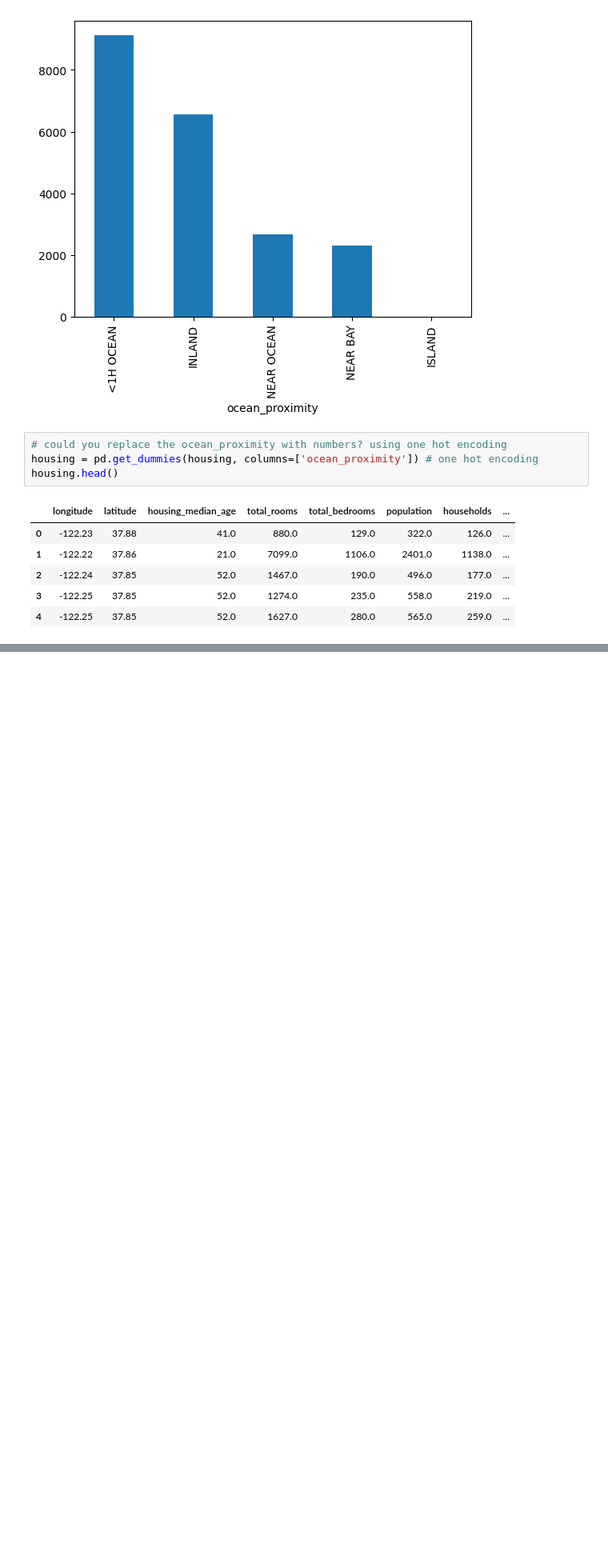
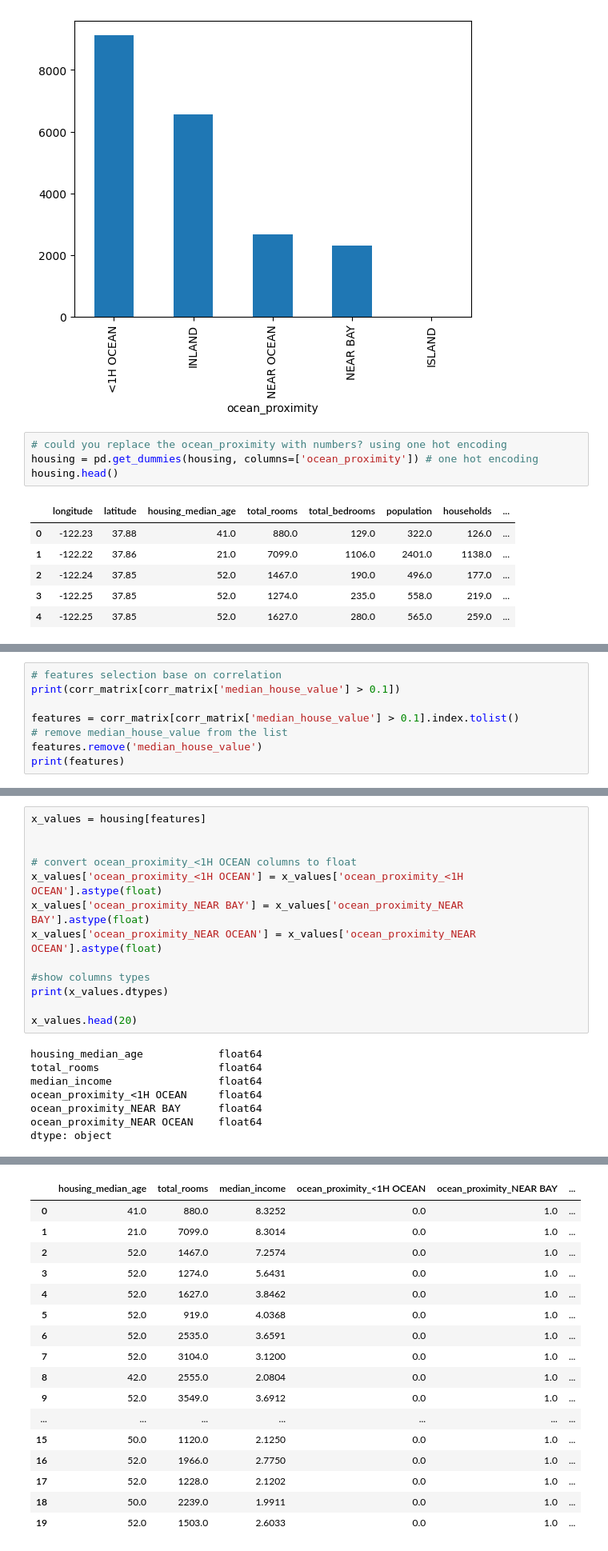
Before and after one commit to fulit103/maestria, a Jupyter notebook: multivariable-linear-regresion.ipynb, the cells around one changed output, grey strips where cells are left out. Shown: that part at 80% size. Cells and saved outputs as stored; diff of their text form; blank space fills up the shorter version.

```diff
--- a/multivariable-linear-regresion.ipynb
+++ b/multivariable-linear-regresion.ipynb
@@ -75,0 +94,8 @@ housing.head()
+# %%
+# features selection base on correlation
+print(corr_matrix[corr_matrix['median_house_value'] > 0.1])
+
+features = corr_matrix[corr_matrix['median_house_value'] > 0.1].index.tolist()
+# remove median_house_value from the list
+features.remove('median_house_value')
+print(features)
@@ -75,0 +112,21 @@ housing.head()
+# %%
+x_values = housing[features]
+
+
+# convert ocean_proximity_<1H OCEAN columns to float
+x_values['ocean_proximity_<1H OCEAN'] = x_values['ocean_proximity_<1H OCEAN'].astype(float)
+x_values['ocean_proximity_NEAR BAY'] = x_values['ocean_proximity_NEAR BAY'].astype(float)
+x_values['ocean_proximity_NEAR OCEAN'] = x_values['ocean_proximity_NEAR OCEAN'].astype(float)
+
+#show columns types
+print(x_values.dtypes)
+
+x_values.head(20)
+# %% [output]
+housing_median_age            float64
+total_rooms                   float64
+median_income                 float64
+ocean_proximity_<1H OCEAN     float64
+ocean_proximity_NEAR BAY      float64
+ocean_proximity_NEAR OCEAN    float64
+dtype: object
@@ -75,0 +148,17 @@ housing.head()
+|  | housing_median_age | total_rooms | median_income | ocean_proximity_<1H OCEAN | ocean_proximity_NEAR BAY | ... |
+| 0 | 41.0 | 880.0 | 8.3252 | 0.0 | 1.0 | ... |
+| 1 | 21.0 | 7099.0 | 8.3014 | 0.0 | 1.0 | ... |
+| 2 | 52.0 | 1467.0 | 7.2574 | 0.0 | 1.0 | ... |
+| 3 | 52.0 | 1274.0 | 5.6431 | 0.0 | 1.0 | ... |
+| 4 | 52.0 | 1627.0 | 3.8462 | 0.0 | 1.0 | ... |
+| 5 | 52.0 | 919.0 | 4.0368 | 0.0 | 1.0 | ... |
+| 6 | 52.0 | 2535.0 | 3.6591 | 0.0 | 1.0 | ... |
+| 7 | 52.0 | 3104.0 | 3.1200 | 0.0 | 1.0 | ... |
+| 8 | 42.0 | 2555.0 | 2.0804 | 0.0 | 1.0 | ... |
+| 9 | 52.0 | 3549.0 | 3.6912 | 0.0 | 1.0 | ... |
+| ... | ... | ... | ... | ... | ... | ... |
+| 15 | 50.0 | 1120.0 | 2.1250 | 0.0 | 1.0 | ... |
+| 16 | 52.0 | 1966.0 | 2.7750 | 0.0 | 1.0 | ... |
+| 17 | 52.0 | 1228.0 | 2.1202 | 0.0 | 1.0 | ... |
+| 18 | 50.0 | 2239.0 | 1.9911 | 0.0 | 1.0 | ... |
+| 19 | 52.0 | 1503.0 | 2.6033 | 0.0 | 1.0 | ... |
```
Also changed, not shown: parts of 5 cells of this notebook, 4 other files.
